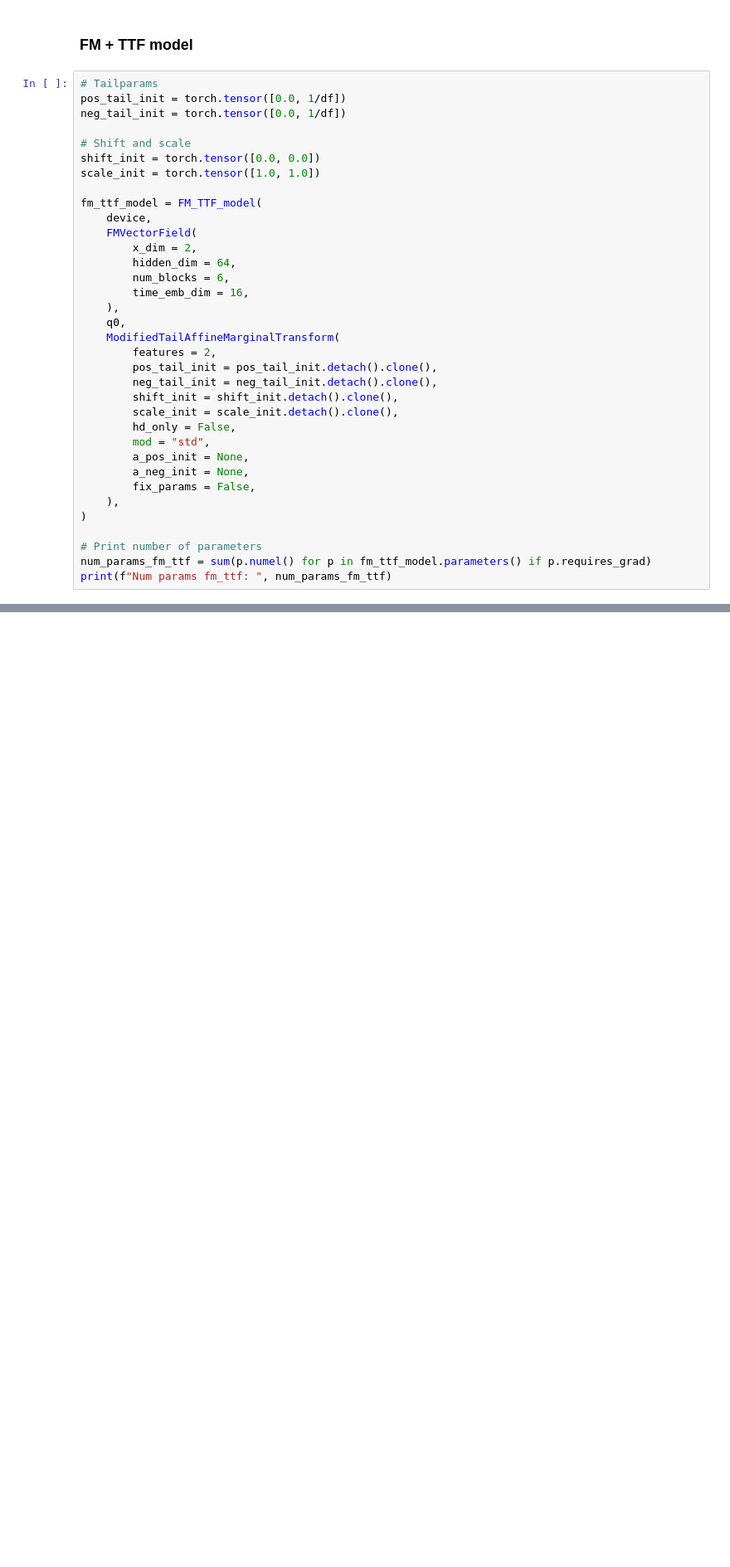
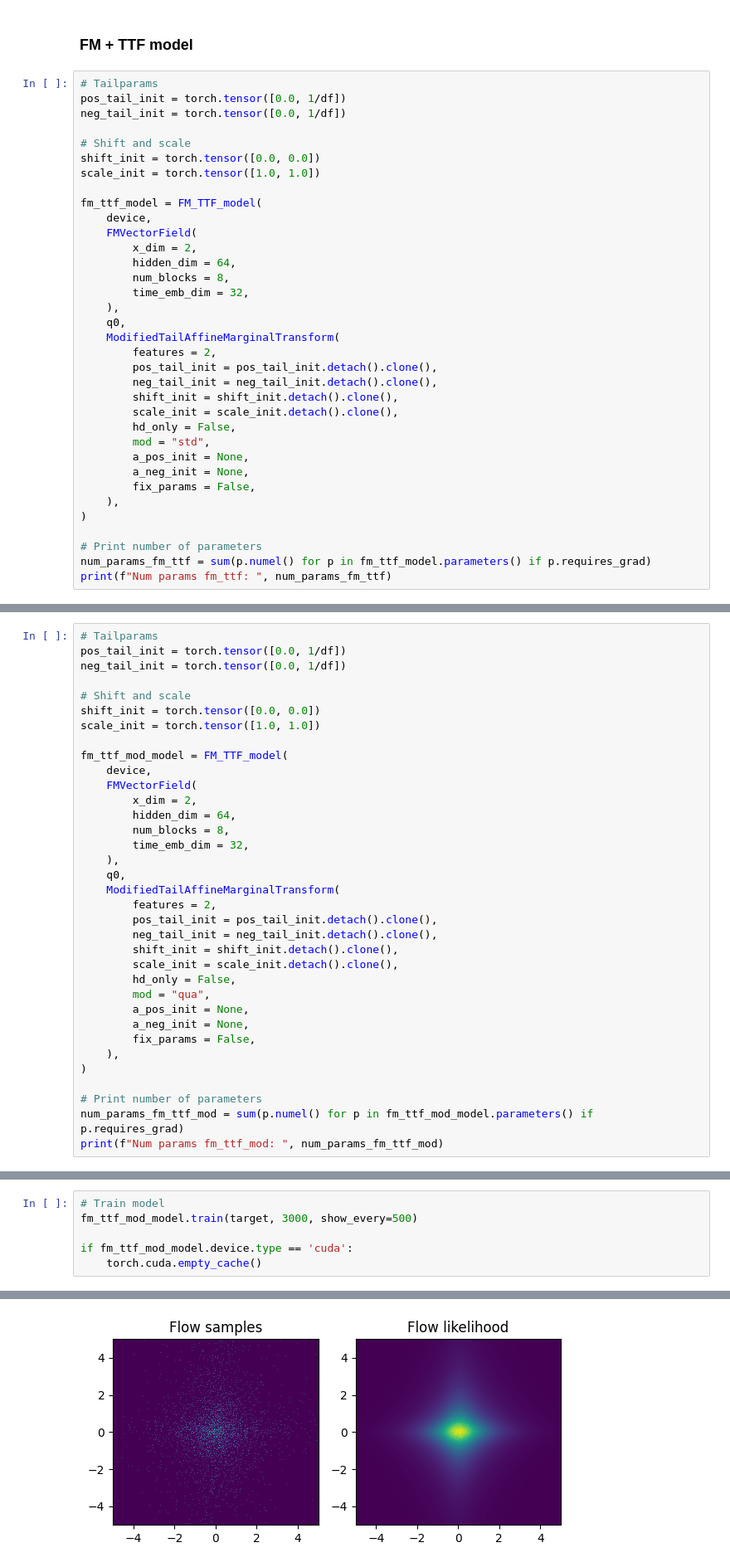
Before and after one commit to Lukas2412/tailnflows, a Jupyter notebook: experiments/density_estimation_synthetic/ttf_artifacts_and_modifications_exploration.ipynb, the cells around one changed output, grey strips where cells are left out. Shown at 83% size. Drawn from its saved outputs; the diff is of its cells as text; blank space fills up the shorter version.

```diff
--- a/experiments/density_estimation_synthetic/ttf_artifacts_and_modifications_exploration.ipynb
+++ b/experiments/density_estimation_synthetic/ttf_artifacts_and_modifications_exploration.ipynb
@@ -1048,8 +1081,8 @@ fm_ttf_model = FM_TTF_model(
     FMVectorField(
         x_dim = 2,
         hidden_dim = 64,
-        num_blocks = 6,
-        time_emb_dim = 16,
+        num_blocks = 8,
+        time_emb_dim = 32,
     ),
     q0,
     ModifiedTailAffineMarginalTransform(
@@ -1121,0 +1160,35 @@ Computing likelihood on tensor of shape torch.Size([4096, 2])...
+# %%
+# Tailparams
+pos_tail_init = torch.tensor([0.0, 1/df])
+neg_tail_init = torch.tensor([0.0, 1/df])
+
+# Shift and scale
+shift_init = torch.tensor([0.0, 0.0])
+scale_init = torch.tensor([1.0, 1.0])
+
+fm_ttf_mod_model = FM_TTF_model(
+    device,
+    FMVectorField(
+        x_dim = 2,
+        hidden_dim = 64,
+        num_blocks = 8,
+        time_emb_dim = 32,
+    ),
+    q0,
+    ModifiedTailAffineMarginalTransform(
+        features = 2,
+        pos_tail_init = pos_tail_init.detach().clone(),
+        neg_tail_init = neg_tail_init.detach().clone(),
+        shift_init = shift_init.detach().clone(),
+        scale_init = scale_init.detach().clone(),
+        hd_only = False,
+        mod = "qua",
+        a_pos_init = None,
+        a_neg_init = None,
+        fix_params = False,
+    ),
+)
+
+# Print number of parameters
+num_params_fm_ttf_mod = sum(p.numel() for p in fm_ttf_mod_model.parameters() if p.requires_grad)
+print(f"Num params fm_ttf_mod: ", num_params_fm_ttf_mod)
@@ -1121,0 +1210,7 @@ Computing likelihood on tensor of shape torch.Size([4096, 2])...
+# %%
+# Train model
+fm_ttf_mod_model.train(target, 3000, show_every=500)
+
+if fm_ttf_mod_model.device.type == 'cuda':
+    torch.cuda.empty_cache()
+# %% [output]
@@ -1121,0 +1219 @@ Computing likelihood on tensor of shape torch.Size([4096, 2])...
+[figure, added]
```
Also changed, not shown: parts of 22 cells of this notebook.
